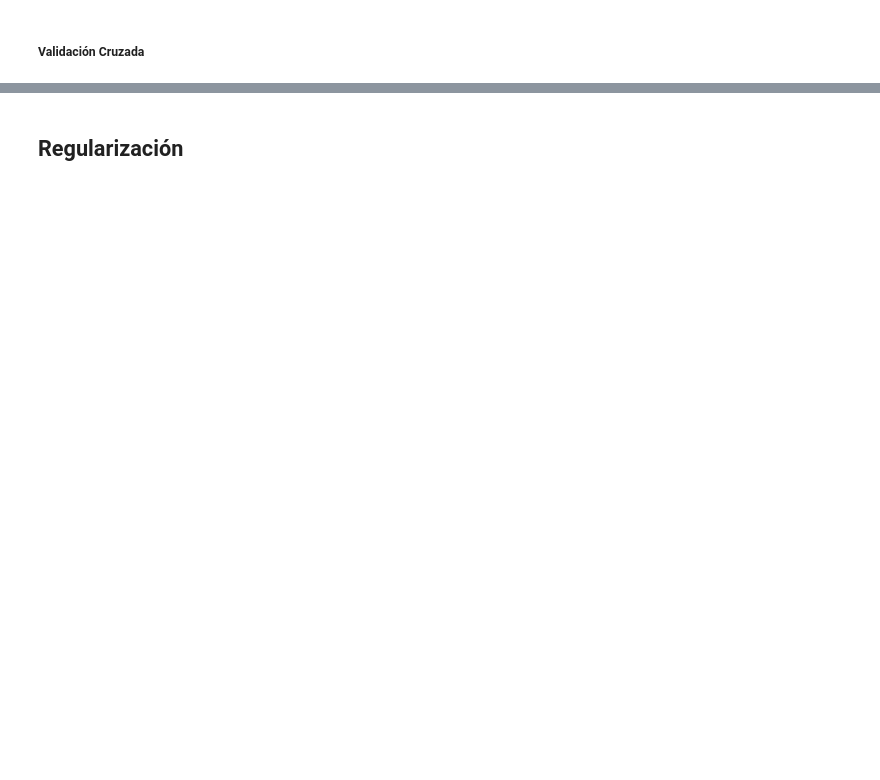
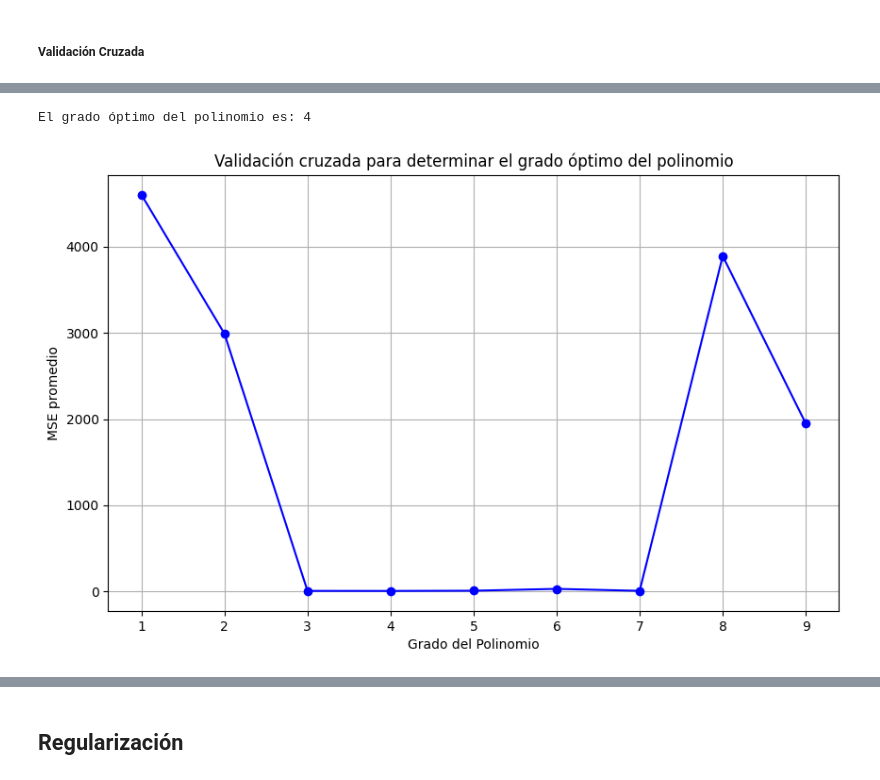
Before and after one commit to DanAndCastRod/python_DataScience, a Jupyter notebook: session9_regresion_sklearn.ipynb, the cells around one changed output, grey strips where cells are left out. Cells and saved outputs as stored; diff of their text form; code cells hidden in the pictures; blank space fills up the shorter version.

```diff
--- a/session9_regresion_sklearn.ipynb
+++ b/session9_regresion_sklearn.ipynb
@@ -417,0 +432,32 @@ En esencia la regresión Polinómica es considerada una extensión de la regresi
+# %%
+import numpy as np
+import matplotlib.pyplot as plt
+from sklearn.preprocessing import PolynomialFeatures
+from sklearn.linear_model import LinearRegression
+from sklearn.model_selection import cross_val_score
+degrees = np.arange(1, 10)  # Vamos a evaluar polinomios de grado 1 a 9
+mse_scores = []
+
+for degree in degrees:
+    polynomial_features = PolynomialFeatures(degree=degree)
+    X_poly = polynomial_features.fit_transform(X)
+
+    lin_reg = LinearRegression()
+    scores = cross_val_score(lin_reg, X_poly, y, cv=5, scoring='neg_mean_squared_error') # Usamos 5-fold CV
+    mse_scores.append(-scores.mean())  # Convertir de nuevo a MSE positivo para facilitar la interpretación
+
+# Identificar el grado con el menor MSE
+best_degree = degrees[np.argmin(mse_scores)]
+
+print(f"El grado óptimo del polinomio es: {best_degree}")
+plt.figure(figsize=(10, 6))
+plt.plot(degrees, mse_scores, marker='o', linestyle='-', color='b')
+plt.xlabel('Grado del Polinomio')
+plt.ylabel('MSE promedio')
+plt.title('Validación cruzada para determinar el grado óptimo del polinomio')
+plt.grid(True)
+plt.xticks(degrees)
+plt.show()
+# %% [output]
+El grado óptimo del polinomio es: 4
+[figure, added]
```
Also changed, not shown: parts of 57 cells of this notebook, 1 other file.
